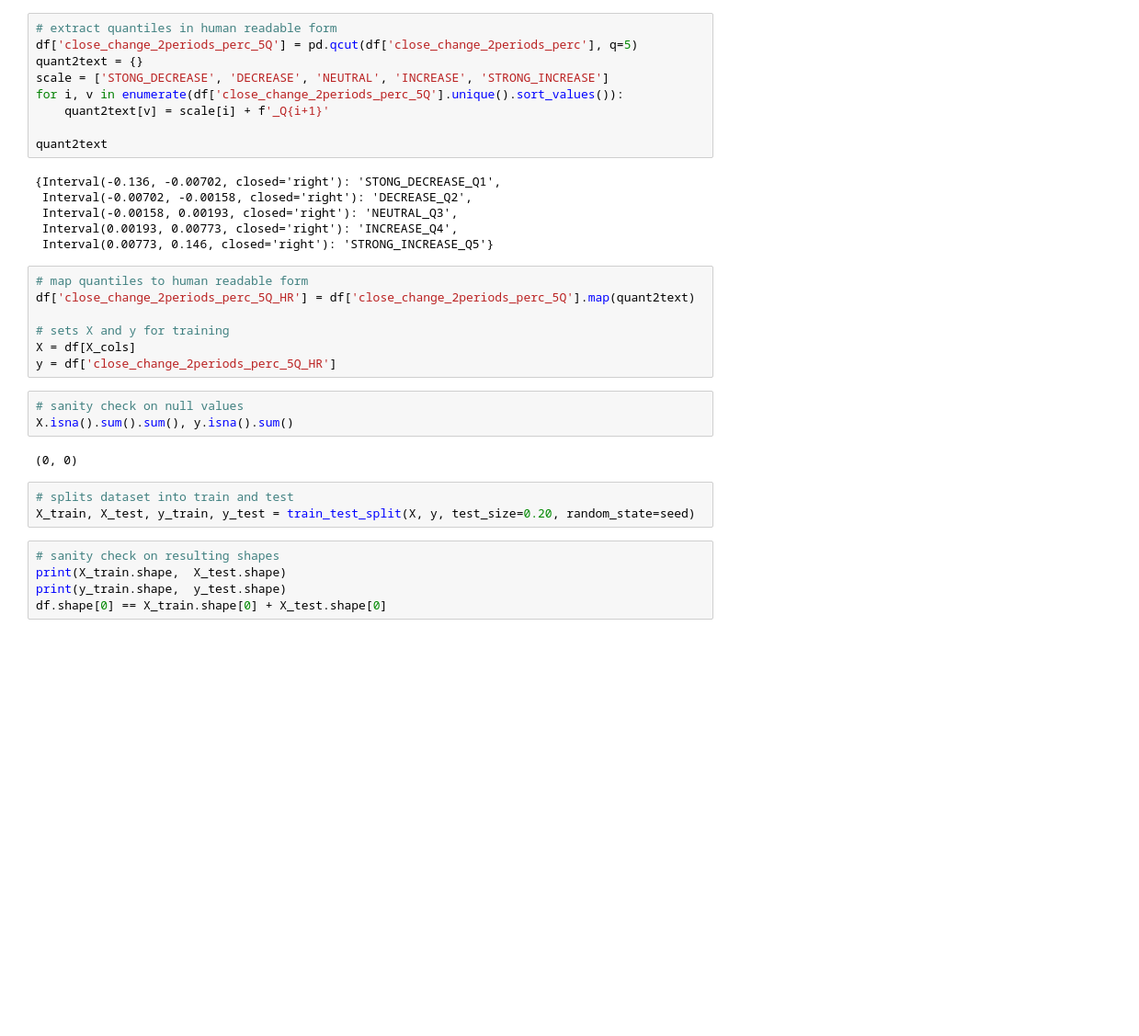
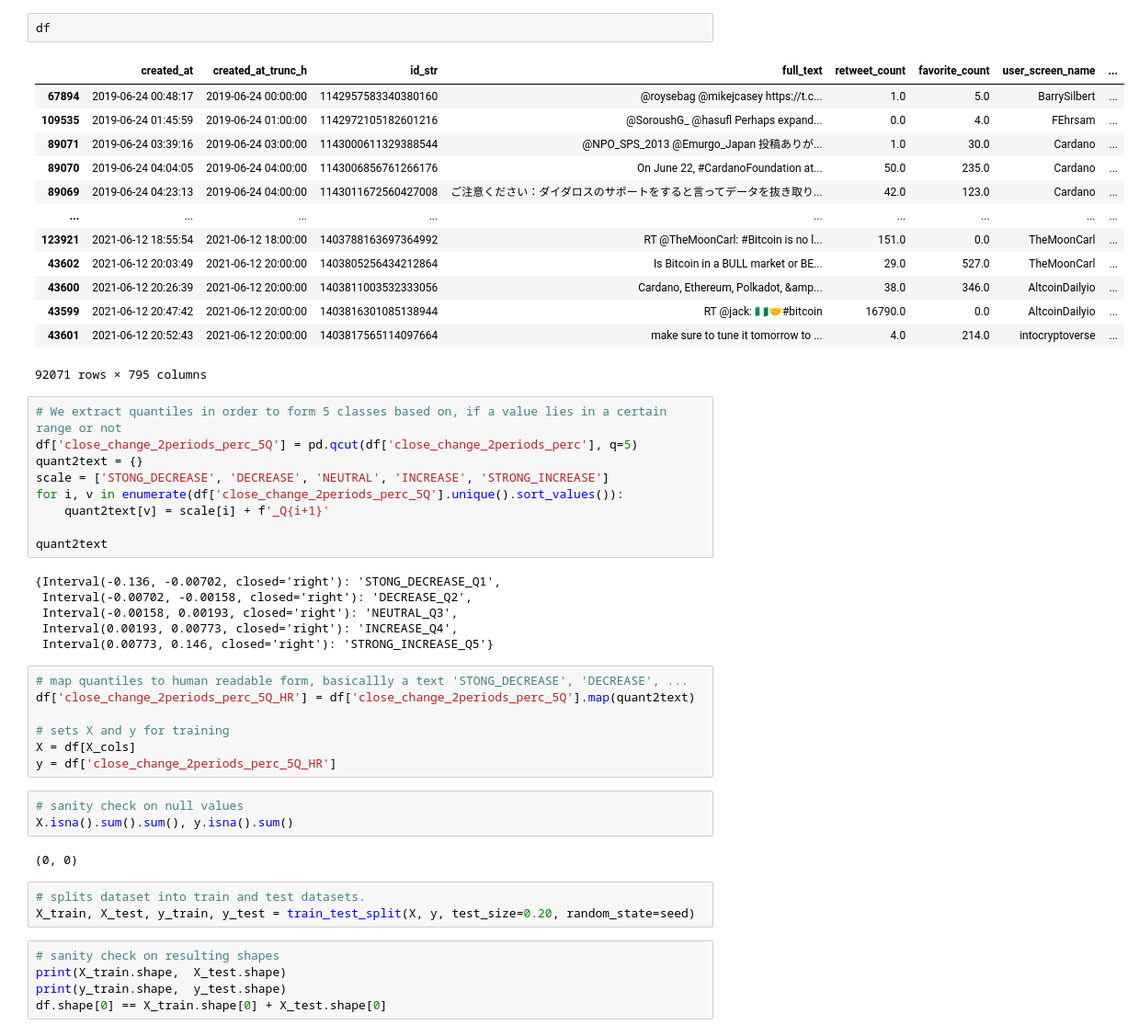
Before and after one commit to murilobellatini/crypto-prophet, a Jupyter notebook: notebooks/08a_train_xgboost_quantile_5Q2H.ipynb, the cells around one changed output. Shown: that part at 92% size. Saved outputs shown, nothing was run; the diff lists cells and outputs as text; blank space fills up the shorter version.

```diff
--- a/notebooks/08a_train_xgboost_quantile_5Q2H.ipynb
+++ b/notebooks/08a_train_xgboost_quantile_5Q2H.ipynb
@@ -39,5 +38,21 @@ Please use `tqdm.notebook.*` instead of `tqdm._tqdm_notebook.*`
+# %%
+df
+# %% [output]
+|  | created_at | created_at_trunc_h | id_str | full_text | retweet_count | favorite_count | user_screen_name | ... |
+| 67894 | 2019-06-24 00:48:17 | 2019-06-24 00:00:00 | 1142957583340380160 | @roysebag @mikejcasey https://t.c... | 1.0 | 5.0 | BarrySilbert | ... |
+| 109535 | 2019-06-24 01:45:59 | 2019-06-24 01:00:00 | 1142972105182601216 | @SoroushG_ @hasufl Perhaps expand... | 0.0 | 4.0 | FEhrsam | ... |
+| 89071 | 2019-06-24 03:39:16 | 2019-06-24 03:00:00 | 1143000611329388544 | @NPO_SPS_2013 @Emurgo_Japan 投稿ありが... | 1.0 | 30.0 | Cardano | ... |
+| 89070 | 2019-06-24 04:04:05 | 2019-06-24 04:00:00 | 1143006856761266176 | On June 22, #CardanoFoundation at... | 50.0 | 235.0 | Cardano | ... |
+| 89069 | 2019-06-24 04:23:13 | 2019-06-24 04:00:00 | 1143011672560427008 | ご注意ください：ダイダロスのサポートをすると言ってデータを抜き取り... | 42.0 | 123.0 | Cardano | ... |
+| ... | ... | ... | ... | ... | ... | ... | ... | ... |
+| 123921 | 2021-06-12 18:55:54 | 2021-06-12 18:00:00 | 1403788163697364992 | RT @TheMoonCarl: #Bitcoin is no l... | 151.0 | 0.0 | TheMoonCarl | ... |
+| 43602 | 2021-06-12 20:03:49 | 2021-06-12 20:00:00 | 1403805256434212864 | Is Bitcoin in a BULL market or BE... | 29.0 | 527.0 | TheMoonCarl | ... |
+| 43600 | 2021-06-12 20:26:39 | 2021-06-12 20:00:00 | 1403811003532333056 | Cardano, Ethereum, Polkadot, &amp... | 38.0 | 346.0 | AltcoinDailyio | ... |
+| 43599 | 2021-06-12 20:47:42 | 2021-06-12 20:00:00 | 1403816301085138944 | RT @jack: 🇳🇬🤝#bitcoin | 16790.0 | 0.0 | AltcoinDailyio | ... |
+| 43601 | 2021-06-12 20:52:43 | 2021-06-12 20:00:00 | 1403817565114097664 | make sure to tune it tomorrow to ... | 4.0 | 214.0 | intocryptoverse | ... |
+92071 rows × 795 columns
 # %%
-# extract quantiles in human readable form
+# We extract quantiles in order to form 5 classes based on, if a value lies in a certain range or not
 df['close_change_2periods_perc_5Q'] = pd.qcut(df['close_change_2periods_perc'], q=5)
 quant2text = {}
 scale = ['STONG_DECREASE', 'DECREASE', 'NEUTRAL', 'INCREASE', 'STRONG_INCREASE']
@@ -52,7 +67,7 @@ quant2text
  Interval(0.00193, 0.00773, closed='right'): 'INCREASE_Q4',
  Interval(0.00773, 0.146, closed='right'): 'STRONG_INCREASE_Q5'}
 # %%
-# map quantiles to human readable form
+# map quantiles to human readable form, basicallly a text 'STONG_DECREASE', 'DECREASE', ...
 df['close_change_2periods_perc_5Q_HR'] = df['close_change_2periods_perc_5Q'].map(quant2text)
 
 # sets X and y for training
@@ -64,7 +79,7 @@ X.isna().sum().sum(), y.isna().sum()
 # %% [output]
 (0, 0)
 # %%
-# splits dataset into train and test
+# splits dataset into train and test datasets.
 X_train, X_test, y_train, y_test = train_test_split(X, y, test_size=0.20, random_state=seed)
 # %%
 # sanity check on resulting shapes
```
Also changed, not shown: parts of 8 cells of this notebook, 5 other files.
